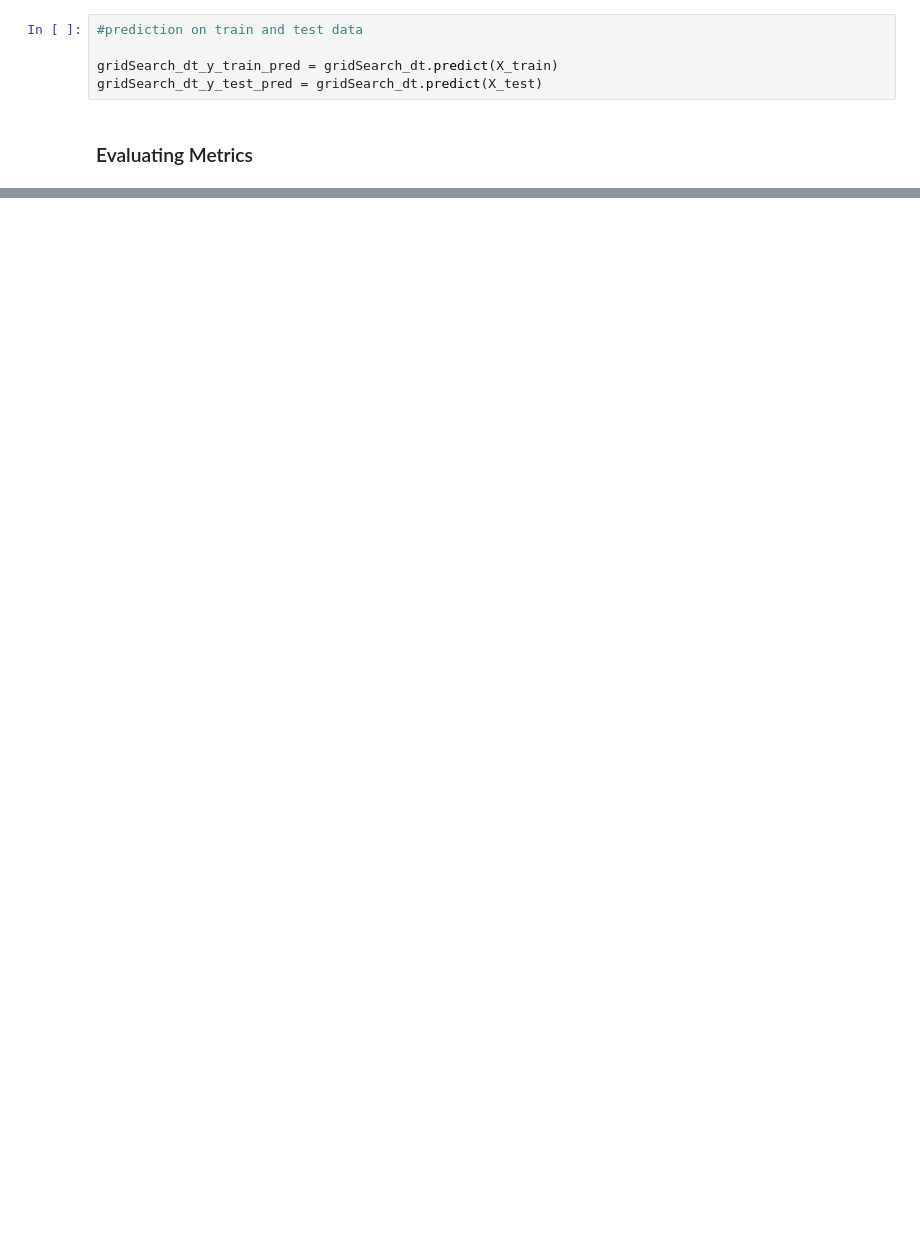
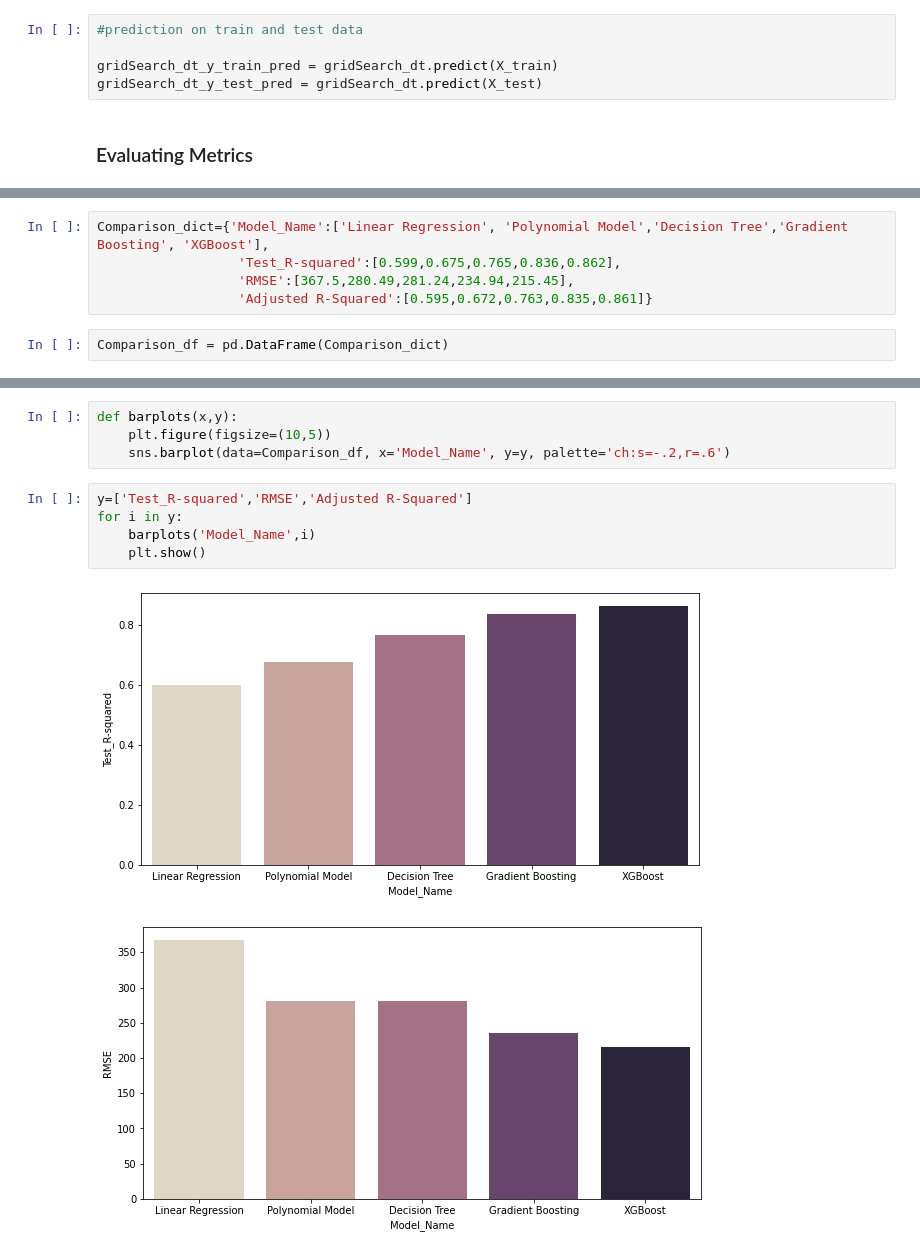
Before and after one commit to sagar2582/Capstone-2-Seoul-Bike-Sharing-Demand-Prediction, a Jupyter notebook: Seoul_Bike_Sharing_Demand_Prediction.ipynb, the cells around one changed output, grey strips where cells are left out. Drawn from its saved outputs; the diff is of its cells as text; blank space fills up the shorter version.

```diff
--- a/Seoul_Bike_Sharing_Demand_Prediction.ipynb
+++ b/Seoul_Bike_Sharing_Demand_Prediction.ipynb
@@ -1131,0 +1289,7 @@ Adjusted R2 :  0.812
+# %%
+Comparison_dict={'Model_Name':['Linear Regression', 'Polynomial Model','Decision Tree','Gradient Boosting', 'XGBoost'],
+                  'Test_R-squared':[0.599,0.675,0.765,0.836,0.862],
+                  'RMSE':[367.5,280.49,281.24,234.94,215.45],
+                  'Adjusted R-Squared':[0.595,0.672,0.763,0.835,0.861]}
+# %%
+Comparison_df = pd.DataFrame(Comparison_dict)
@@ -1131,0 +1305,12 @@ Adjusted R2 :  0.812
+# %%
+def barplots(x,y):
+    plt.figure(figsize=(10,5))
+    sns.barplot(data=Comparison_df, x='Model_Name', y=y, palette='ch:s=-.2,r=.6')
+# %%
+y=['Test_R-squared','RMSE','Adjusted R-Squared']
+for i in y:
+    barplots('Model_Name',i)
+    plt.show()
+# %% [output]
+[figure, added]
+[figure, added]
```
Also changed, not shown: parts of 62 cells of this notebook.
